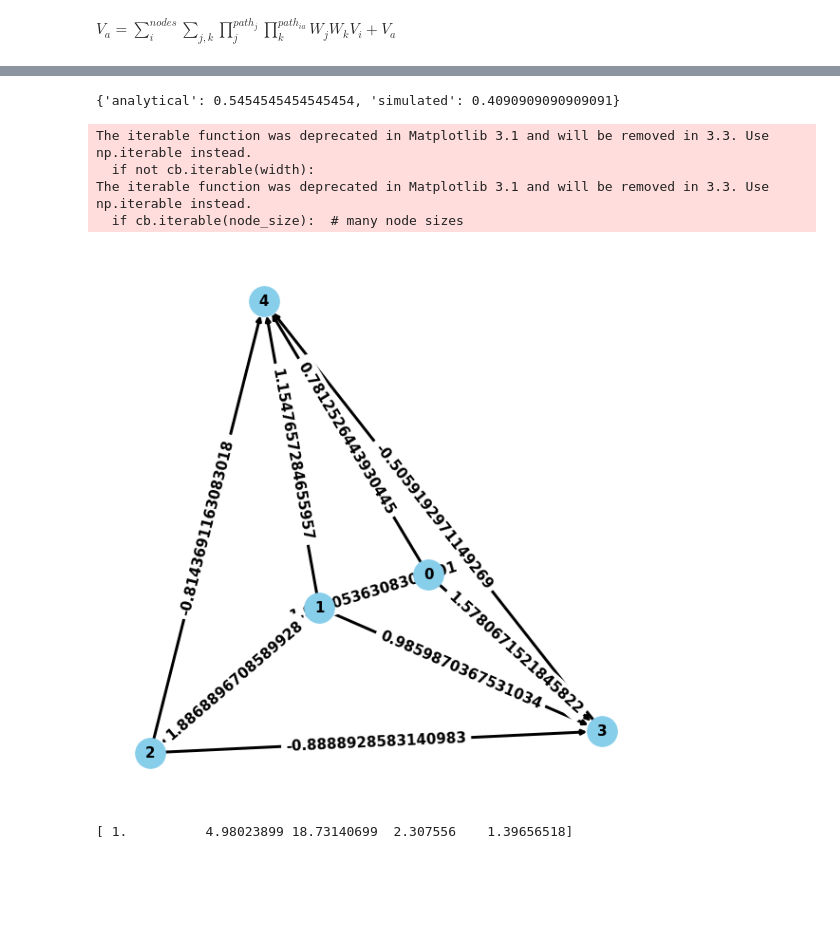
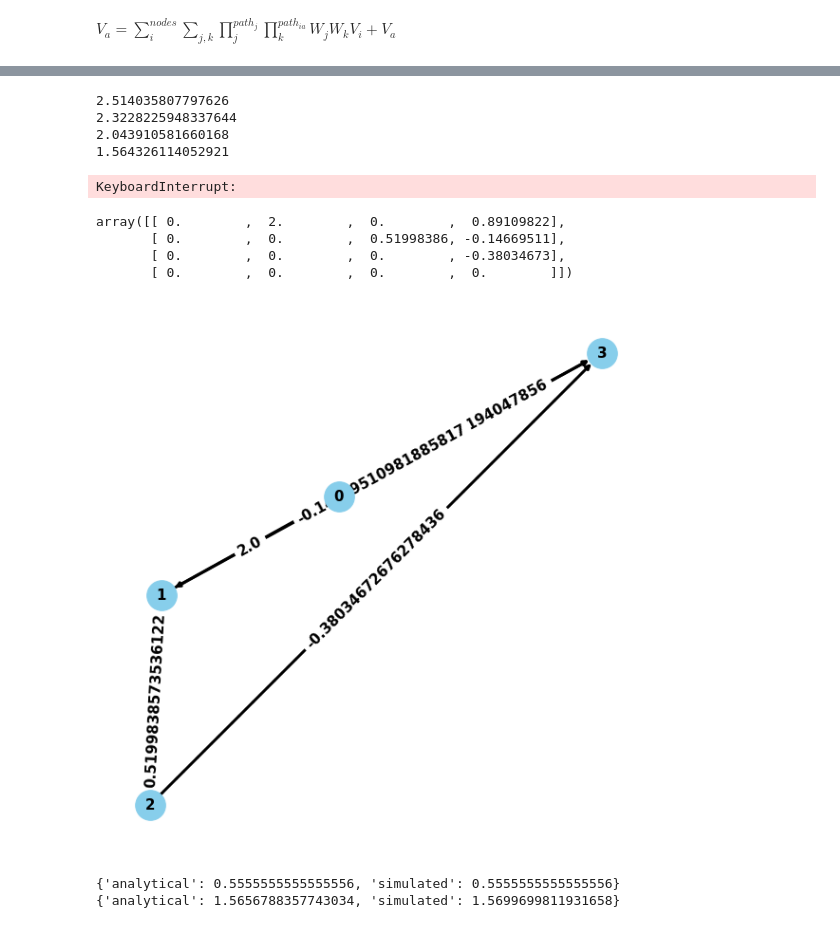
Before and after one commit to JakobSchauser/PUK_softwoods, a Jupyter notebook: Code/dag.ipynb, the cells around one changed output, grey strips where cells are left out. Saved outputs shown, nothing was run; the diff lists cells and outputs as text; code cells hidden in the pictures; blank space fills up the shorter version.

```diff
--- a/Code/dag.ipynb
+++ b/Code/dag.ipynb
@@ -68,7 +68,7 @@ start_adj = np.array([[0,1,0,1],[0,0,1,1],[0,0,0,1],[0,0,0,0]]).astype(float)
 start_dags = [DAG(n = 4, roots = 1, strength=2, precalculate_paths = False, adjacency_matrix = start_adj) for _ in range(11)]
 
 
-for i in range(2000):
+for i in range(20):
     print("")
     print("generation", i)
     start_dags = sorted(start_dags, key = lambda x: x.get_continous_varsortability(analytical = False, simulated = True, N = 100000)["simulated"], reverse = False)
@@ -119,14 +103,50 @@ print(start_dags[0].get_simulated_var(1000000))
-# %%
-start_dags[0].get_varsortability(analytical = True, simulated = True, N = 100)
-# %% [output]
-{'analytical': 0.5454545454545454, 'simulated': 0.4090909090909091}
-# %%
-start_dags[0].plot()
-print(start_dags[0].get_analytical_var())
-# %% [output]
-The iterable function was deprecated in Matplotlib 3.1 and will be removed in 3.3. Use np.iterable instead.
-  if not cb.iterable(width):
-The iterable function was deprecated in Matplotlib 3.1 and will be removed in 3.3. Use np.iterable instead.
-  if cb.iterable(node_size):  # many node sizes
-[figure, removed]
-[ 1.          4.98023899 18.73140699  2.307556    1.39656518]
+# %%
+# Gradient descent
+from scipy.optimize import minimize
+from tqdm.notebook import tqdm
+
+start_adj = np.array([[0,1,0,1],[0,0,1,1],[0,0,0,1],[0,0,0,0]]).astype(float)
+
+def f(x):
+    ad = np.zeros_like(start_adj)
+    ad[start_adj == 1] = x
+    d = DAG(n = 4, roots = 1, strength=2, precalculate_paths = False, adjacency_matrix = ad)
+    return d.get_continous_varsortability(analytical = False, simulated = True, N = 1000000)["simulated"]
+
+
+_min = 1000
+x0 = np.ones(np.sum(start_adj == 1))
+best = x0
+for i in tqdm(range(50)):
+    res = minimize(f, x0, bounds = [(-2,2) for i in range(len(x0))], options={'disp': True, 'eps': 0.001, 'ftol': 1e-13, 'gtol': 1e-13, 'maxiter' : 10000, 'maxfun' : 1000})
+    if (res.fun < _min):
+        _min = res.fun
+        print(res.fun)
+        best = res.x
+# %% [output]
+2.514035807797626
+2.3228225948337644
+2.043910581660168
+1.564326114052921
+KeyboardInterrupt:
+# %%
+ad
+# %% [output]
+array([[ 0.        ,  2.        ,  0.        ,  0.89109822],
+       [ 0.        ,  0.        ,  0.51998386, -0.14669511],
+       [ 0.        ,  0.        ,  0.        , -0.38034673],
+       [ 0.        ,  0.        ,  0.        ,  0.        ]])
+# %%
+ad = np.zeros_like(start_adj)
+ad[start_adj == 1] = np.array(best)
+
+dag = DAG(n = 5, roots = 1, strength=2, precalculate_paths = False, adjacency_matrix = ad)
+dag.plot()
+
+print(dag.get_varsortability(analytical=True, simulated=True, N = 100000))
+
+print(dag.get_continous_varsortability(analytical = True, simulated = True, N = 1000000))
+# %% [output]
+[figure, added]
+{'analytical': 0.5555555555555556, 'simulated': 0.5555555555555556}
+{'analytical': 1.5656788357743034, 'simulated': 1.5699699811931658}
```
Also changed, not shown: parts of 4 cells of this notebook, 1 other file.
